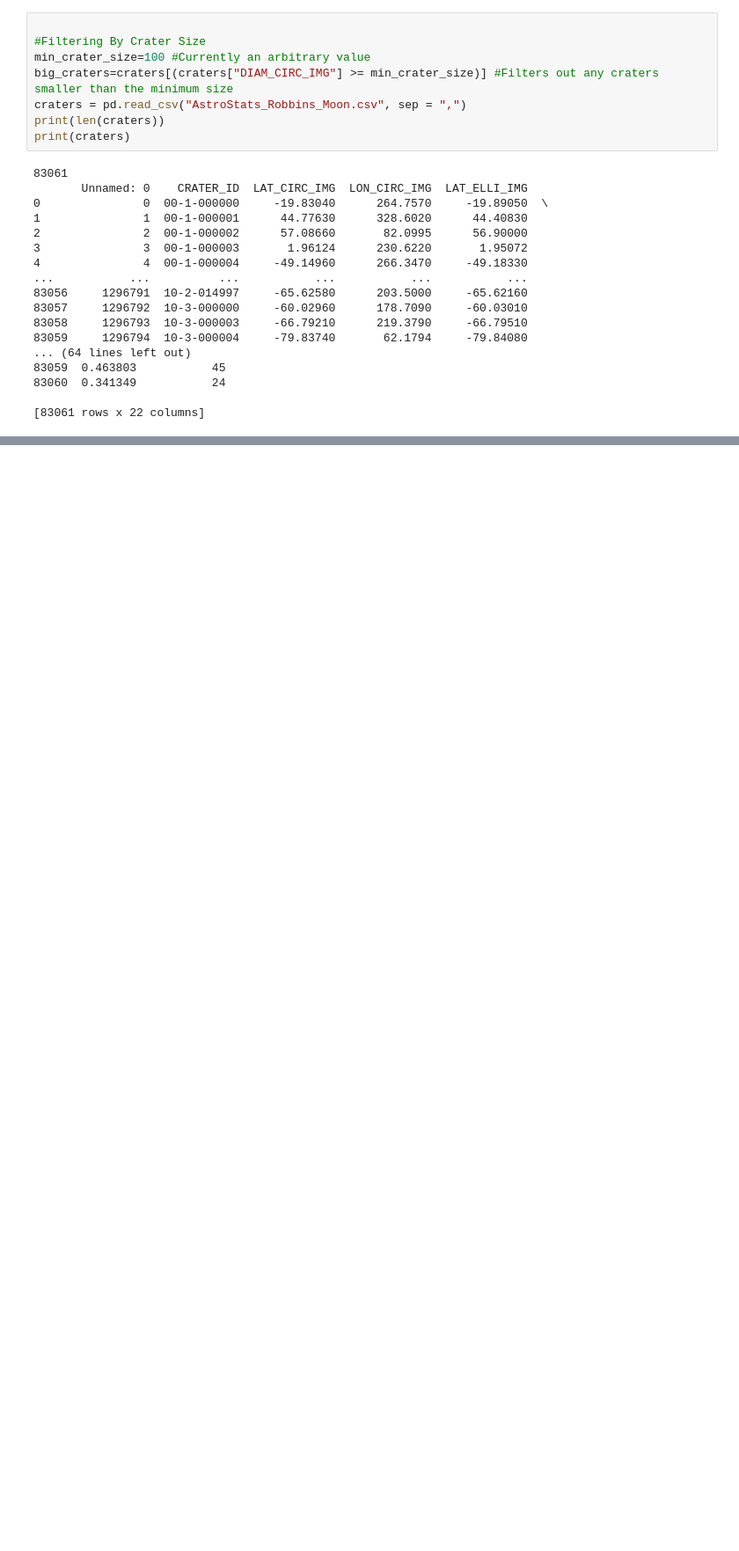
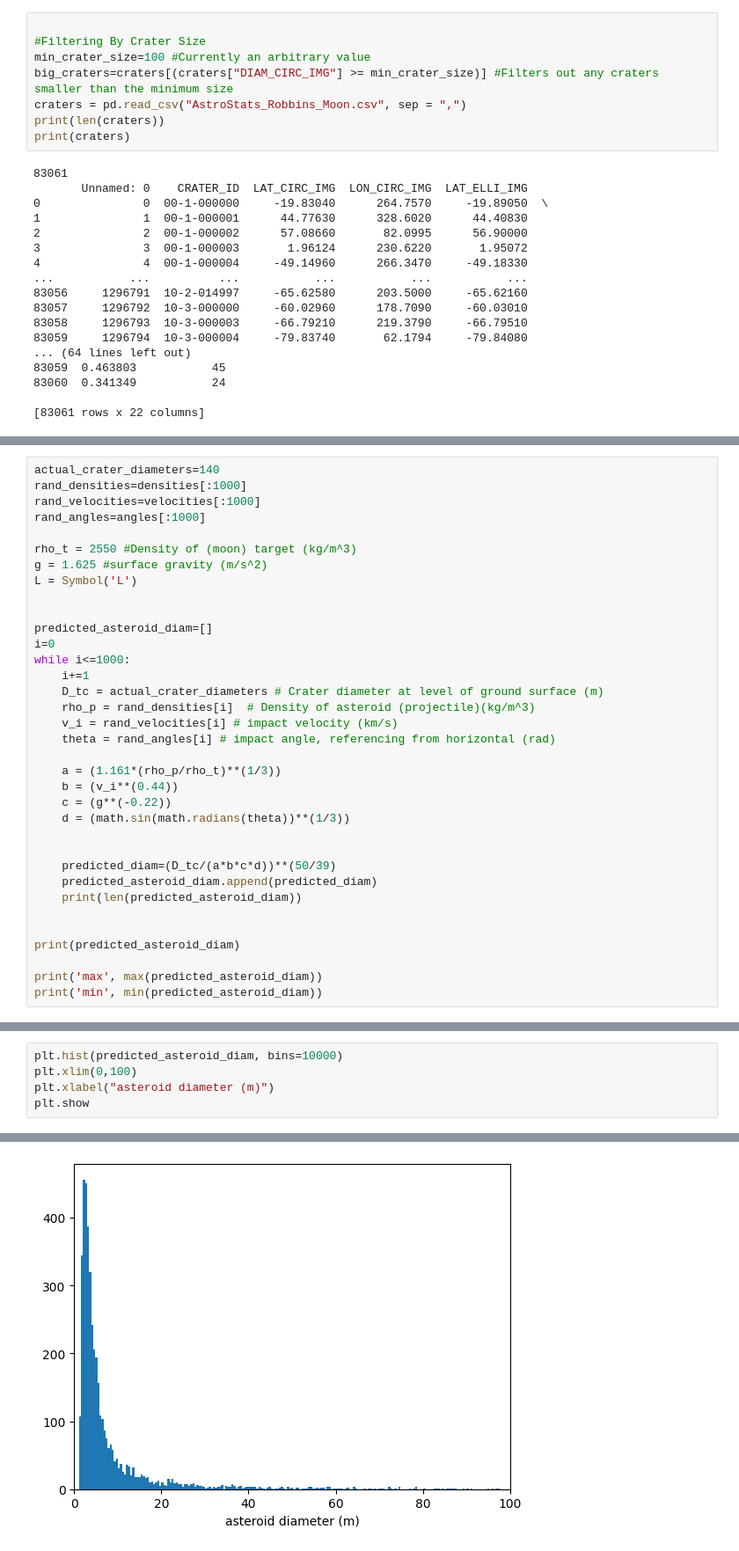
Before and after one commit to jlevitsky/AstroStatsFinal, a Jupyter notebook: FinalNotebook.ipynb, the cells around one changed output, grey strips where cells are left out. Shown at 88% size. Cells and saved outputs as stored; diff of their text form; blank space fills up the shorter version.

```diff
--- a/FinalNotebook.ipynb
+++ b/FinalNotebook.ipynb
@@ -263,0 +301,35 @@ print(predicted_asteroid_diam)
+# %%
+actual_crater_diameters=140
+rand_densities=densities[:1000]
+rand_velocities=velocities[:1000]
+rand_angles=angles[:1000]
+
+rho_t = 2550 #Density of (moon) target (kg/m^3)
+g = 1.625 #surface gravity (m/s^2)
+L = Symbol('L')
+
+
+predicted_asteroid_diam=[]
+i=0
+while i<=1000:
+    i+=1
+    D_tc = actual_crater_diameters # Crater diameter at level of ground surface (m)
+    rho_p = rand_densities[i]  # Density of asteroid (projectile)(kg/m^3)
+    v_i = rand_velocities[i] # impact velocity (km/s)
+    theta = rand_angles[i] # impact angle, referencing from horizontal (rad)
+
+    a = (1.161*(rho_p/rho_t)**(1/3))
+    b = (v_i**(0.44))
+    c = (g**(-0.22))
+    d = (math.sin(math.radians(theta))**(1/3))
+
+
+    predicted_diam=(D_tc/(a*b*c*d))**(50/39)
+    predicted_asteroid_diam.append(predicted_diam)
+    print(len(predicted_asteroid_diam))
+
+
+print(predicted_asteroid_diam)
+
+print('max', max(predicted_asteroid_diam))
+print('min', min(predicted_asteroid_diam))
@@ -263,0 +338,6 @@ print(predicted_asteroid_diam)
+# %%
+plt.hist(predicted_asteroid_diam, bins=10000)
+plt.xlim(0,100)
+plt.xlabel("asteroid diameter (m)")
+plt.show
+# %% [output]
@@ -263,0 +345 @@ print(predicted_asteroid_diam)
+[figure, added]
```
Also changed, not shown: parts of 10 cells of this notebook.
